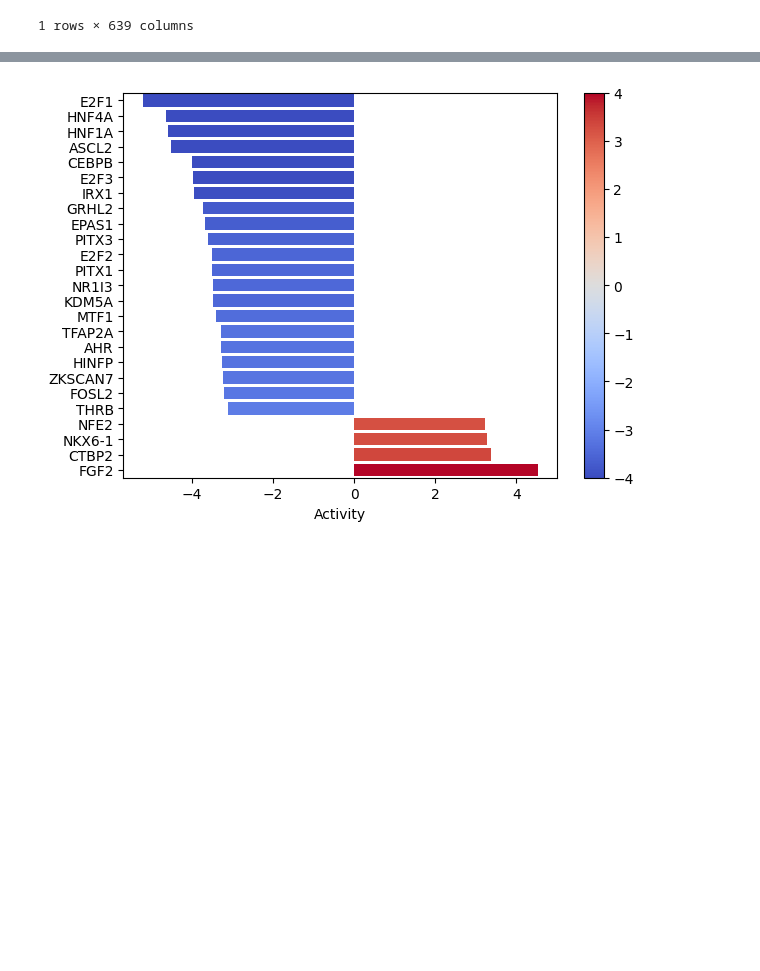
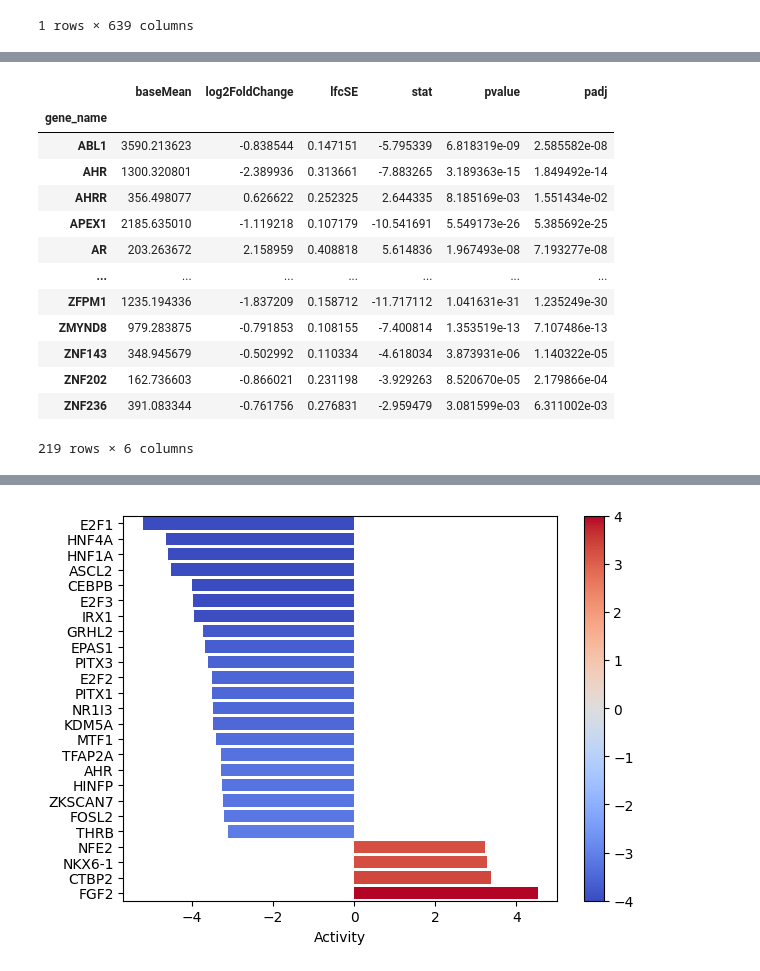
Before and after one commit to AlexanderFastner/MAFA_functional_analysis, a Jupyter notebook: notebooks/direct_comparison_MUT_01.ipynb, the cells around one changed output, grey strips where cells are left out. Drawn from its saved outputs; the diff is of its cells as text; code cells hidden in the pictures; blank space fills up the shorter version.

```diff
--- a/notebooks/direct_comparison_MUT_01.ipynb
+++ b/notebooks/direct_comparison_MUT_01.ipynb
@@ -333,0 +362,22 @@ Running ulm on mat with 1 samples and 15291 targets for 639 sources.
+# %%
+# make selectable for various threshold values
+Threshold_LFC = 0.5
+Threshold_padj = 0.05
+subset_lfc = selected_rows[abs(selected_rows["log2FoldChange"]) > Threshold_LFC]
+subset_padj = subset_lfc[abs(subset_lfc["padj"]) < Threshold_padj]
+subset_padj
+# %% [output]
+|  | baseMean | log2FoldChange | lfcSE | stat | pvalue | padj |
+| gene_name |  |  |  |  |  |  |
+| ABL1 | 3590.213623 | -0.838544 | 0.147151 | -5.795339 | 6.818319e-09 | 2.585582e-08 |
+| AHR | 1300.320801 | -2.389936 | 0.313661 | -7.883265 | 3.189363e-15 | 1.849492e-14 |
+| AHRR | 356.498077 | 0.626622 | 0.252325 | 2.644335 | 8.185169e-03 | 1.551434e-02 |
+| APEX1 | 2185.635010 | -1.119218 | 0.107179 | -10.541691 | 5.549173e-26 | 5.385692e-25 |
+| AR | 203.263672 | 2.158959 | 0.408818 | 5.614836 | 1.967493e-08 | 7.193277e-08 |
+| ... | ... | ... | ... | ... | ... | ... |
+| ZFPM1 | 1235.194336 | -1.837209 | 0.158712 | -11.717112 | 1.041631e-31 | 1.235249e-30 |
+| ZMYND8 | 979.283875 | -0.791853 | 0.108155 | -7.400814 | 1.353519e-13 | 7.107486e-13 |
+| ZNF143 | 348.945679 | -0.502992 | 0.110334 | -4.618034 | 3.873931e-06 | 1.140322e-05 |
+| ZNF202 | 162.736603 | -0.866021 | 0.231198 | -3.929263 | 8.520670e-05 | 2.179866e-04 |
+| ZNF236 | 391.083344 | -0.761756 | 0.276831 | -2.959479 | 3.081599e-03 | 6.311002e-03 |
+219 rows × 6 columns
```
Also changed, not shown: parts of 11 cells of this notebook, 9 other files.
